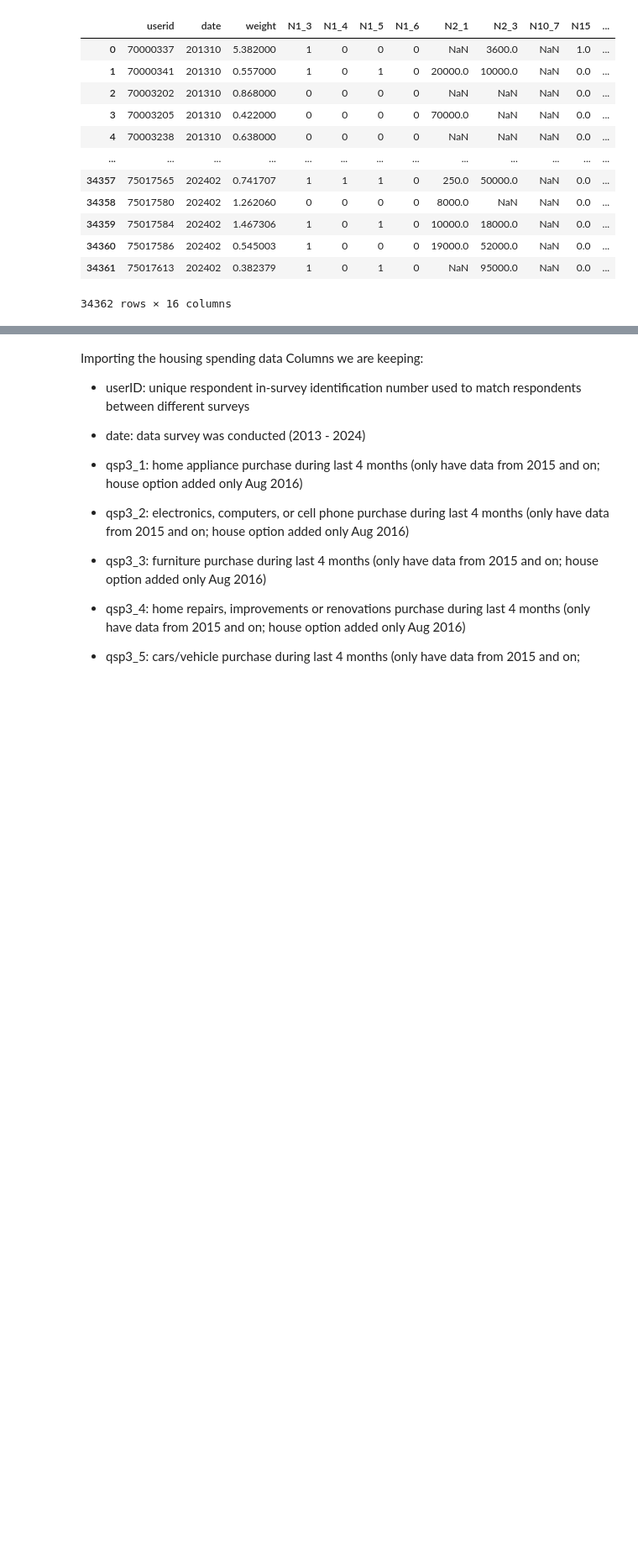
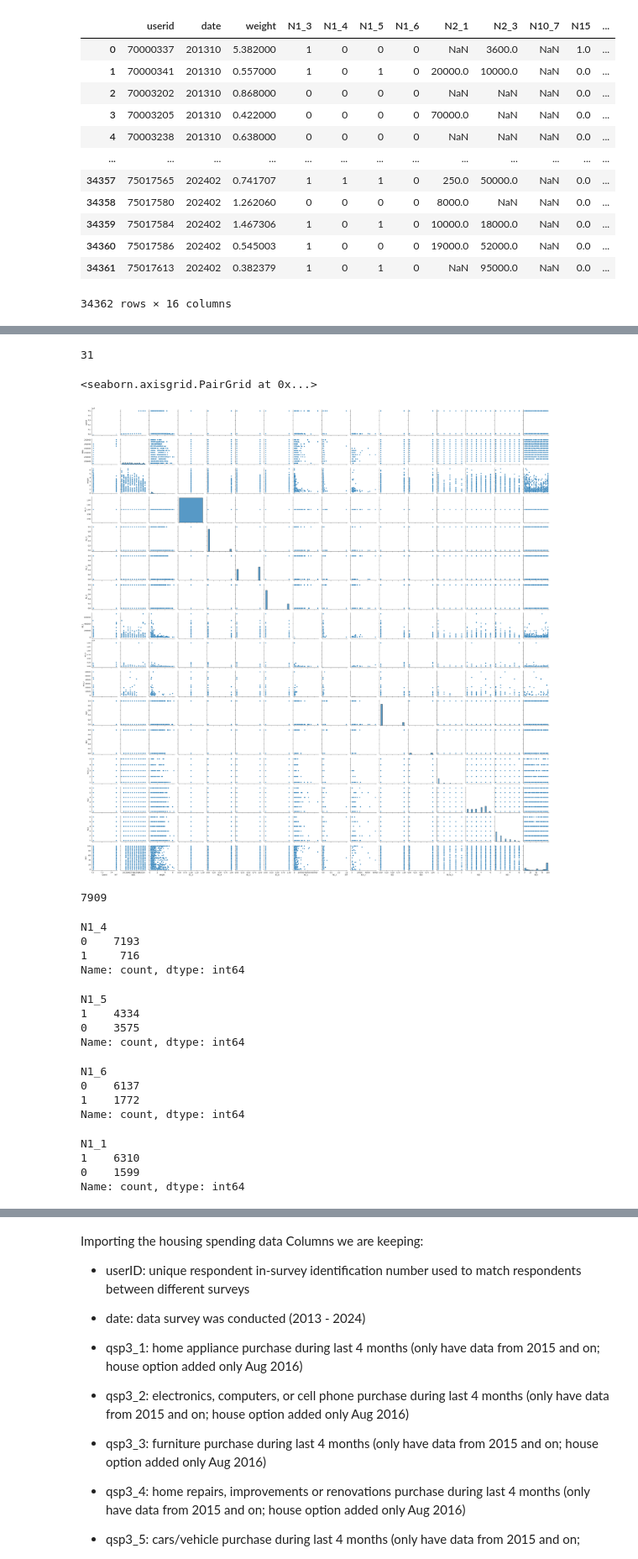
Before and after one commit to yzhao2433/LoanDelinquencyProject, a Jupyter notebook: HW2_datasetExploration.ipynb, the cells around one changed output, grey strips where cells are left out. Shown at 84% size. Cells and saved outputs as stored; diff of their text form; code cells hidden in the pictures; blank space fills up the shorter version.

```diff
--- a/HW2_datasetExploration.ipynb
+++ b/HW2_datasetExploration.ipynb
@@ -64,0 +132,45 @@ Index(['userid', 'date', 'weight', 'N1_3', 'N1_4', 'N1_5', 'N1_6', 'N2_1',
+# %%
+len(reduced_credit_df["date"].unique())
+# %% [output]
+31
+# %%
+reduced_student_loaners = reduced_credit_df[(reduced_credit_df["N1_3"] == 1)]
+sns.pairplot(reduced_student_loaners)
+# %% [output]
+<seaborn.axisgrid.PairGrid at 0x...>
+[figure, added]
+# %%
+student_loaners.shape[0]
+# %% [output]
+7909
+# %%
+student_loaners["N1_4"].value_counts()
+#home-based loans
+# %% [output]
+N1_4
+0    7193
+1     716
+Name: count, dtype: int64
+# %%
+student_loaners["N1_5"].value_counts()
+# auto loans
+# %% [output]
+N1_5
+1    4334
+0    3575
+Name: count, dtype: int64
+# %%
+student_loaners["N1_6"].value_counts()
+# credit card loan
+# %% [output]
+N1_6
+0    6137
+1    1772
+Name: count, dtype: int64
+# %%
+student_loaners["N1_1"].value_counts()
+# %% [output]
+N1_1
+1    6310
+0    1599
+Name: count, dtype: int64
```
Also changed, not shown: parts of 24 cells of this notebook, 1 other file.
